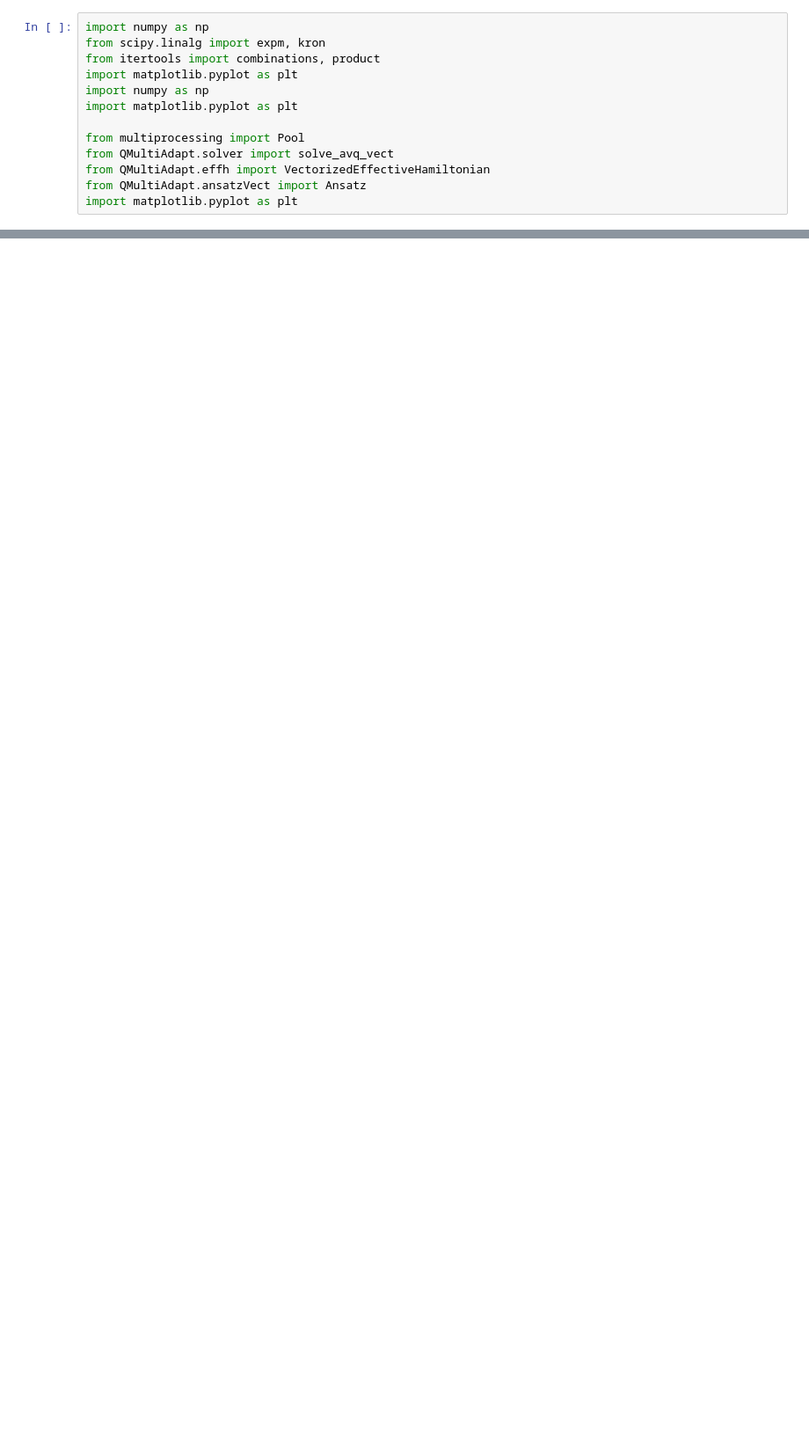
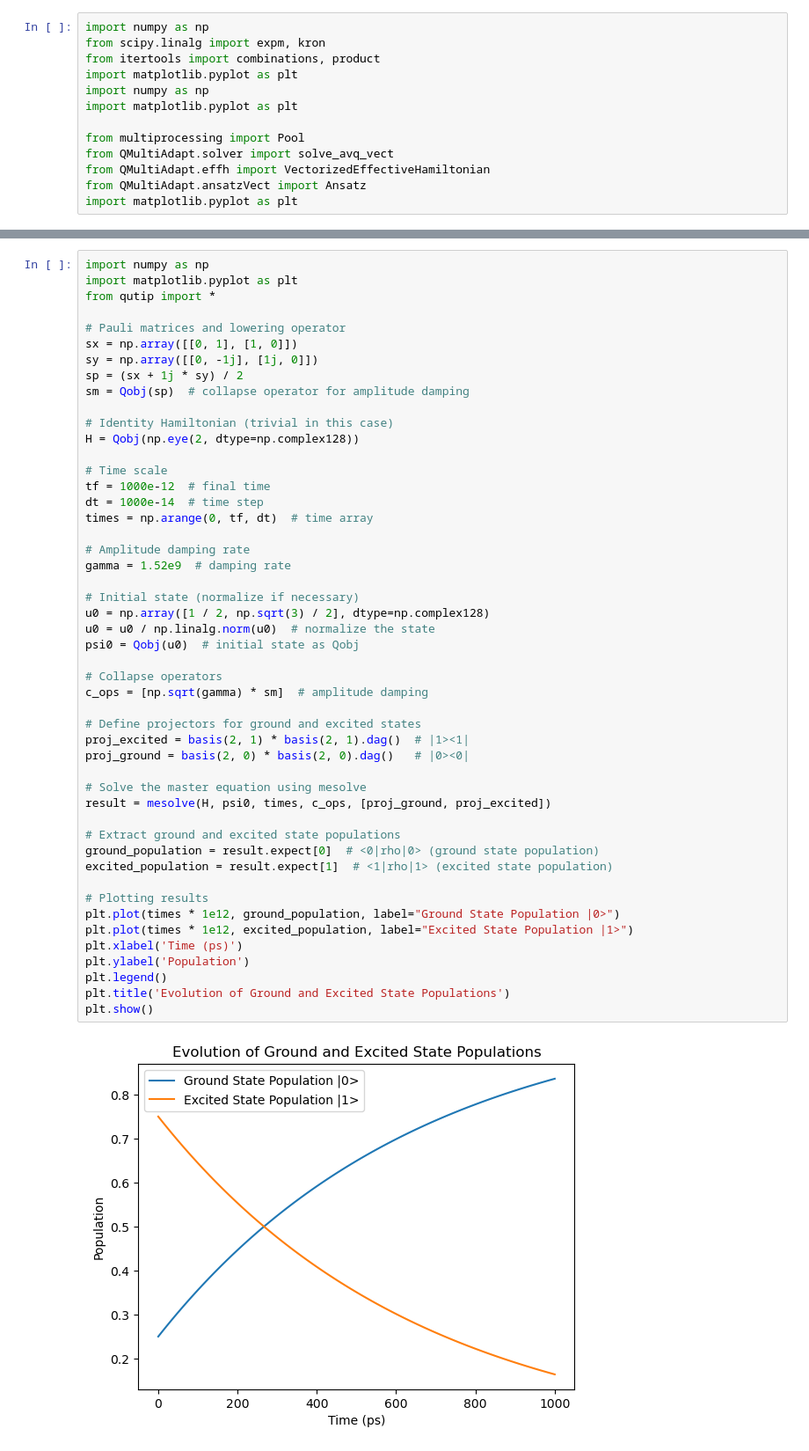
Before and after one commit to saurabhshivpuje/QMAD, a Jupyter notebook: examples/vectorized_AmpDamp.ipynb, the cells around one changed output, grey strips where cells are left out. Shown at 88% size. Drawn from its saved outputs; the diff is of its cells as text; blank space fills up the shorter version.

Commit message:
Results!!

```diff
--- a/examples/vectorized_AmpDamp.ipynb
+++ b/examples/vectorized_AmpDamp.ipynb
@@ -45,0 +46,51 @@ plt.show()
+# %%
+import numpy as np
+import matplotlib.pyplot as plt
+from qutip import *
+
+# Pauli matrices and lowering operator
+sx = np.array([[0, 1], [1, 0]])
+sy = np.array([[0, -1j], [1j, 0]])
+sp = (sx + 1j * sy) / 2
+sm = Qobj(sp)  # collapse operator for amplitude damping
+
+# Identity Hamiltonian (trivial in this case)
+H = Qobj(np.eye(2, dtype=np.complex128))
+
+# Time scale
+tf = 1000e-12  # final time
+dt = 1000e-14  # time step
+times = np.arange(0, tf, dt)  # time array
+
+# Amplitude damping rate
+gamma = 1.52e9  # damping rate
+
+# Initial state (normalize if necessary)
+u0 = np.array([1 / 2, np.sqrt(3) / 2], dtype=np.complex128)
+u0 = u0 / np.linalg.norm(u0)  # normalize the state
+psi0 = Qobj(u0)  # initial state as Qobj
+
+# Collapse operators
+c_ops = [np.sqrt(gamma) * sm]  # amplitude damping
+
+# Define projectors for ground and excited states
+proj_excited = basis(2, 1) * basis(2, 1).dag()  # |1><1|
+proj_ground = basis(2, 0) * basis(2, 0).dag()   # |0><0|
+
+# Solve the master equation using mesolve
+result = mesolve(H, psi0, times, c_ops, [proj_ground, proj_excited])
+
+# Extract ground and excited state populations
+ground_population = result.expect[0]  # <0|rho|0> (ground state population)
+excited_population = result.expect[1]  # <1|rho|1> (excited state population)
+
+# Plotting results
+plt.plot(times * 1e12, ground_population, label="Ground State Population |0>")
+plt.plot(times * 1e12, excited_population, label="Excited State Population |1>")
+plt.xlabel('Time (ps)')
+plt.ylabel('Population')
+plt.legend()
+plt.title('Evolution of Ground and Excited State Populations')
+plt.show()
+# %% [output]
+[figure, added]
```
Also changed, not shown: parts of 3 cells of this notebook, 6 other files.
